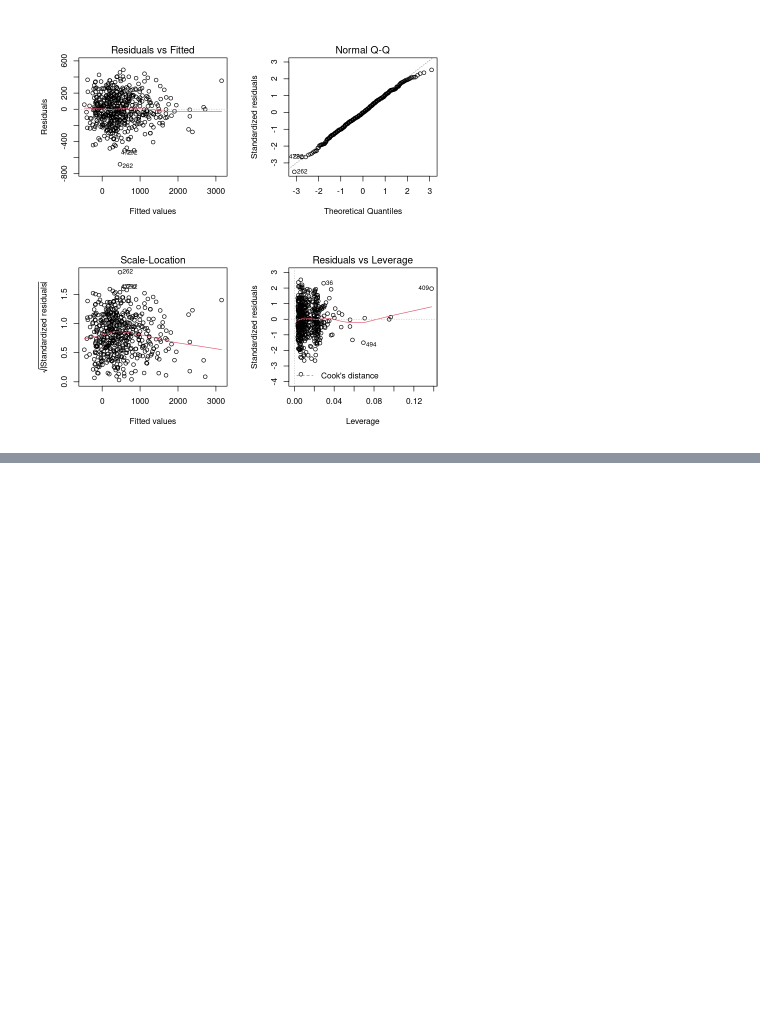
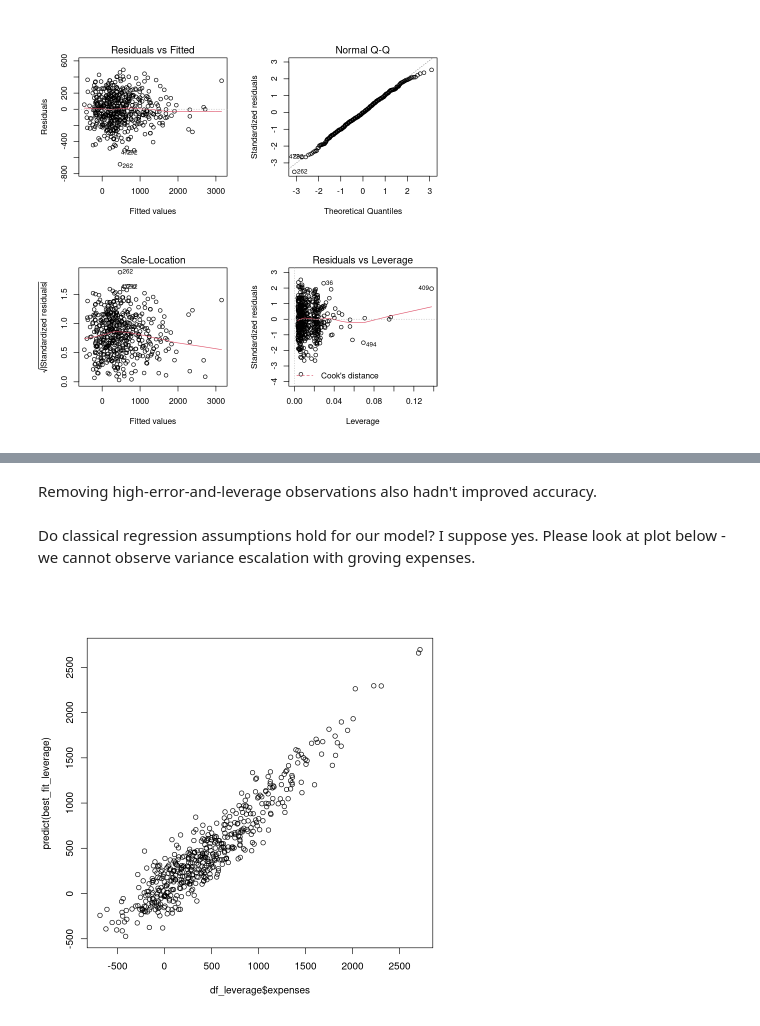
Before and after one commit to bieganski/stat, a Jupyter notebook: ex1/solution.ipynb, the cells around one changed output, grey strips where cells are left out. Saved outputs shown, nothing was run; the diff lists cells and outputs as text; code cells hidden in the pictures; blank space fills up the shorter version.

```diff
--- a/ex1/solution.ipynb
+++ b/ex1/solution.ipynb
@@ -466,0 +435,9 @@ Removing high-error-and-leverage observations also hadn't improved accuracy.
+# %% [markdown]
+Removing high-error-and-leverage observations also hadn't improved accuracy.
+# %% [markdown]
+Do classical regression assumptions hold for our model?
+I suppose yes. Please look at plot below - we cannot observe variance escalation with groving expenses.
+# %%
+plot(x=df_leverage$expenses, y=predict(best_fit_leverage))
+# %% [output]
+[figure, added]
```
Also changed, not shown: parts of 29 cells of this notebook.
